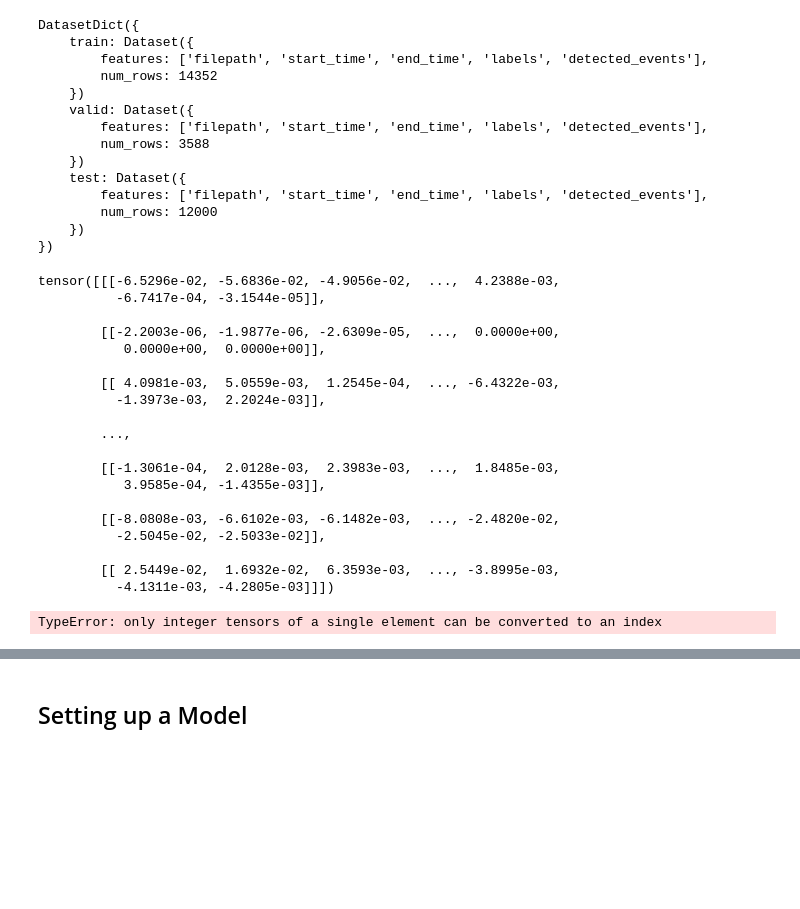
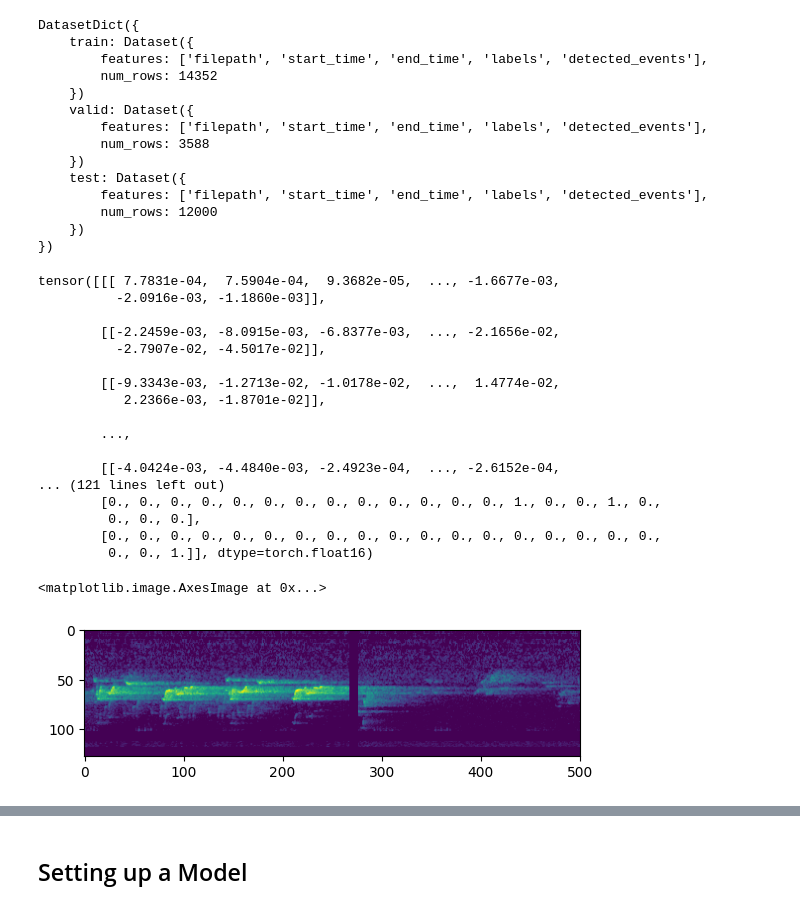
Before and after one commit to DBD-research-group/BirdSet, a Jupyter notebook: notebooks/tutorials/fine_tuning_tutorial.ipynb, the cells around one changed output, grey strips where cells are left out. Cells and saved outputs as stored; diff of their text form; code cells hidden in the pictures; blank space fills up the shorter version.

```diff
--- a/notebooks/tutorials/fine_tuning_tutorial.ipynb
+++ b/notebooks/tutorials/fine_tuning_tutorial.ipynb
@@ -283,7 +283,7 @@ class BasicTransformsWrapper():
         labels = torch.tensor(labels, dtype=torch.float16)
 
         print(input_values, labels)
-        return input_values, labels
+        return {"input_values": input_values, "labels": labels}
 
     def _get_waveform_batch(self, batch):
         waveform_batch = [audio["array"] for audio in batch["audio"]]
@@ -759,10 +759,10 @@ from torchvision.transforms import RandomApply
 from torchaudio.transforms import TimeMasking
 
 time_masking = RandomApply(
-    p=0.3,
+    p=0.5,
     transforms=[
-        TimeMasking(
-            time_mask_param=100,
+        FrequencyMasking(
+            freq_mask_param=100,
             iid_masks=True
         )
     ]
@@ -806,27 +871,30 @@ DatasetDict({
         num_rows: 12000
     })
 })
-# %%
-dl = datamodule.train_dataloader()
-next(iter(dl))
-# %% [output]
-tensor([[[-6.5296e-02, -5.6836e-02, -4.9056e-02,  ...,  4.2388e-03,
-          -6.7417e-04, -3.1544e-05]],
-
-        [[-2.2003e-06, -1.9877e-06, -2.6309e-05,  ...,  0.0000e+00,
-           0.0000e+00,  0.0000e+00]],
-
-        [[ 4.0981e-03,  5.0559e-03,  1.2545e-04,  ..., -6.4322e-03,
-          -1.3973e-03,  2.2024e-03]],
-
-        ...,
-
-        [[-1.3061e-04,  2.0128e-03,  2.3983e-03,  ...,  1.8485e-03,
-           3.9585e-04, -1.4355e-03]],
-
-        [[-8.0808e-03, -6.6102e-03, -6.1482e-03,  ..., -2.4820e-02,
-          -2.5045e-02, -2.5033e-02]],
-
-        [[ 2.5449e-02,  1.6932e-02,  6.3593e-03,  ..., -3.8995e-03,
-          -4.1311e-03, -4.2805e-03]]])
-TypeError: only integer tensors of a single element can be converted to an index
+# %%
+import matplotlib.pyplot as plt
+
+dl = datamodule.train_dataloader()
+sample = next(iter(dl))["input_values"][0]
+
+plt.imshow(sample.squeeze().numpy())
+# %% [output]
+tensor([[[ 7.7831e-04,  7.5904e-04,  9.3682e-05,  ..., -1.6677e-03,
+          -2.0916e-03, -1.1860e-03]],
+
+        [[-2.2459e-03, -8.0915e-03, -6.8377e-03,  ..., -2.1656e-02,
+          -2.7907e-02, -4.5017e-02]],
+
+        [[-9.3343e-03, -1.2713e-02, -1.0178e-02,  ...,  1.4774e-02,
+           2.2366e-03, -1.8701e-02]],
+
+        ...,
+
+        [[-4.0424e-03, -4.4840e-03, -2.4923e-04,  ..., -2.6152e-04,
+... (121 lines left out)
+        [0., 0., 0., 0., 0., 0., 0., 0., 0., 0., 0., 0., 0., 1., 0., 0., 1., 0.,
+         0., 0., 0.],
+        [0., 0., 0., 0., 0., 0., 0., 0., 0., 0., 0., 0., 0., 0., 0., 0., 0., 0.,
+         0., 0., 1.]], dtype=torch.float16)
+<matplotlib.image.AxesImage at 0x...>
+[figure, added]
```
Also changed, not shown: parts of 3 cells of this notebook.
